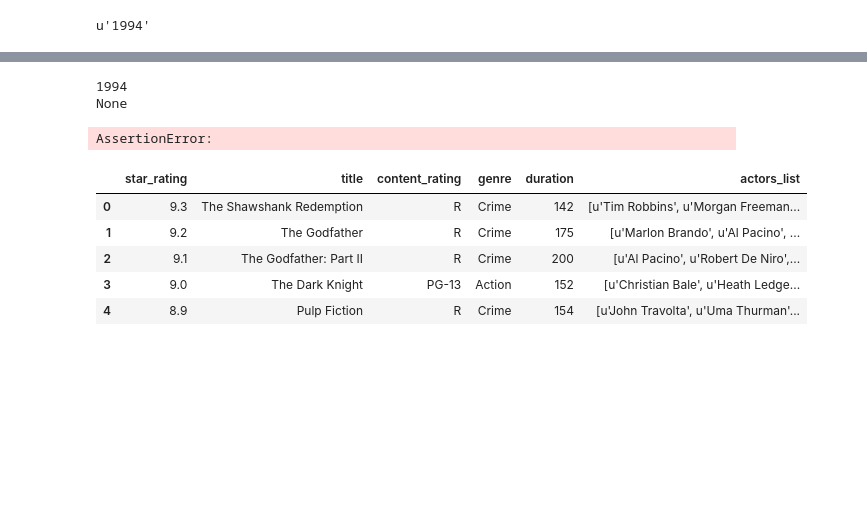
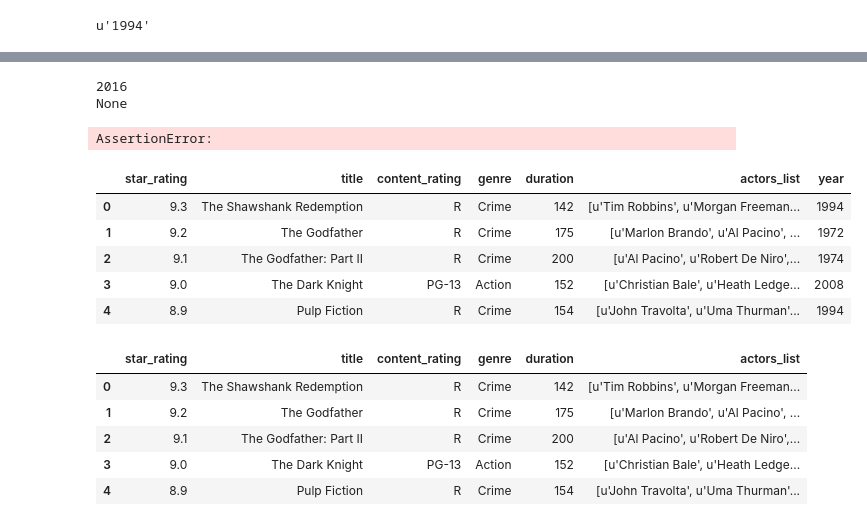
Before and after one commit to sinanuozdemir/sfdat22, a Jupyter notebook: notebooks/04_getting_data_from_api.ipynb, the cells around one changed output, grey strips where cells are left out. Drawn from its saved outputs; the diff is of its cells as text; code cells hidden in the pictures; blank space fills up the shorter version.

```diff
--- a/notebooks/04_getting_data_from_api.ipynb
+++ b/notebooks/04_getting_data_from_api.ipynb
@@ -47,3 +49,7 @@ movies.describe()
 ###### exercise #######
 
 # Is the title column unique? If not, what are the non unique names?
+from collections import Counter
+for title, count in Counter(movies['title']).items():
+    if count > 1:
+        print title
@@ -101,17 +113,14 @@ r.json()
 
 # define a function to return the year
 def get_movie_year(title):
-    # use requests to grab the json of the data from omdb
-#     if the response was successful:
-#         return the year
-#     else:
-#         return None
+    response = requests.get('http://www.omdbapi.com/?t='+title+'&r=json&type=movie').json()
+    if 'Error' not in response: return response['Year']
 # %%
 # test the function
-print get_movie_year('The Shawshank Redemption')
+print get_movie_year('finding dory')
 print get_movie_year('blahblahblah')
 # %% [output]
-1994
+2016
 None
 # %%
 # create a smaller DataFrame for testing
@@ -140,6 +149,14 @@ assert(len(top_movies) == len(years))
 # %%
 # save that list as a new column
 top_movies['year'] = years
+top_movies
+# %% [output]
+|  | star_rating | title | content_rating | genre | duration | actors_list | year |
+| 0 | 9.3 | The Shawshank Redemption | R | Crime | 142 | [u'Tim Robbins', u'Morgan Freeman... | 1994 |
+| 1 | 9.2 | The Godfather | R | Crime | 175 | [u'Marlon Brando', u'Al Pacino', ... | 1972 |
+| 2 | 9.1 | The Godfather: Part II | R | Crime | 200 | [u'Al Pacino', u'Robert De Niro',... | 1974 |
+| 3 | 9.0 | The Dark Knight | PG-13 | Action | 152 | [u'Christian Bale', u'Heath Ledge... | 2008 |
+| 4 | 8.9 | Pulp Fiction | R | Crime | 154 | [u'John Travolta', u'Uma Thurman'... | 1994 |
 # %%
 '''
 Bonus content: Updating the DataFrame as part of a loop
```
Also changed, not shown: parts of 14 cells of this notebook, 42 other files.
